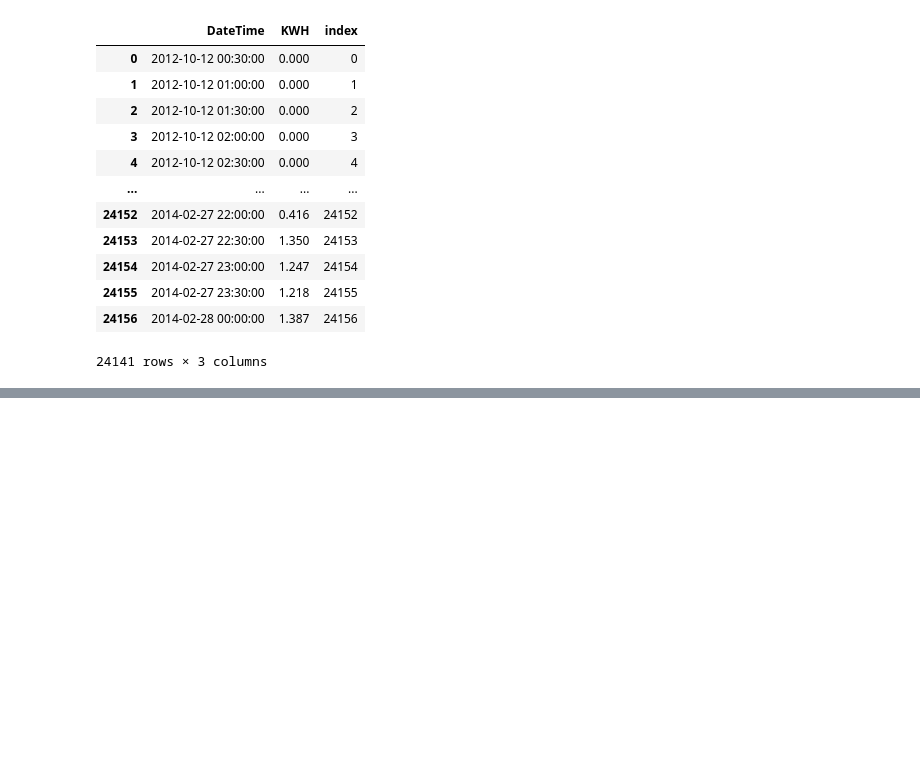
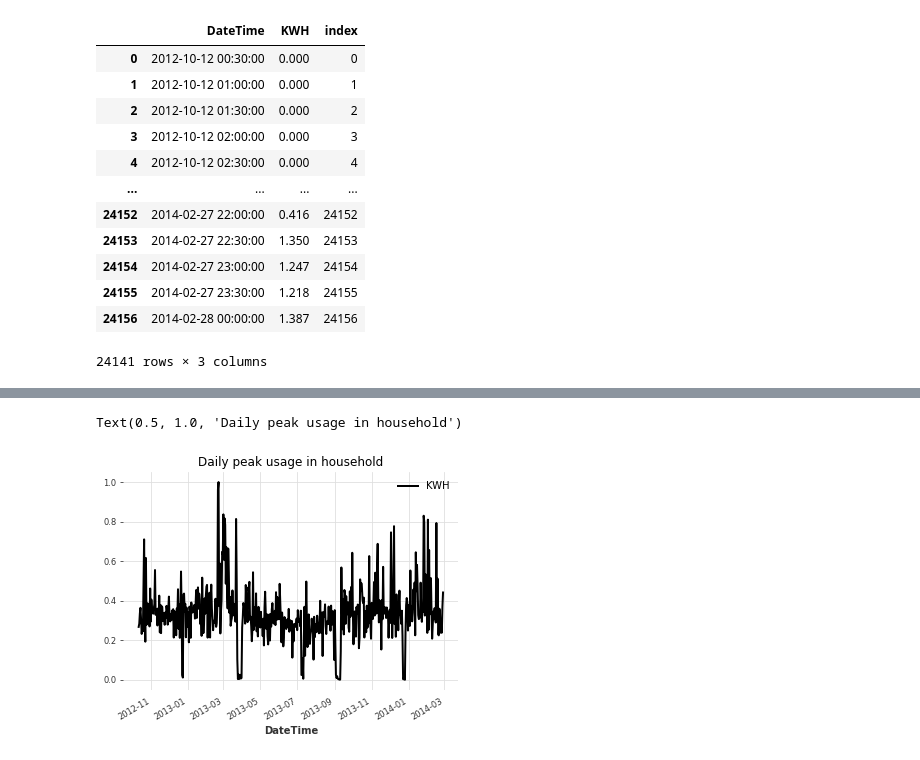
Before and after one commit to timmermansjoy/Energy-Research, a Jupyter notebook: notebooks/darts/darts.ipynb, the cells around one changed output, grey strips where cells are left out. Cells and saved outputs as stored; diff of their text form; code cells hidden in the pictures; blank space fills up the shorter version.

```diff
--- a/notebooks/darts/darts.ipynb
+++ b/notebooks/darts/darts.ipynb
@@ -60 +61,15 @@ Name: DateTime, dtype: timedelta64[ns]
+# %%
+df_max = df.groupby(df["DateTime"].astype(str).str.split(" ").str[0]).max()
+filler = MissingValuesFiller()
+scaler = Scaler()
+series = scaler.fit_transform(
+    filler.transform(
+        TimeSeries.from_dataframe(df_max, "DateTime", ["KWH"])
+    )
+).astype(np.float32)
+series.plot()
+plt.title("Daily peak usage in household")
+# %% [output]
+Text(0.5, 1.0, 'Daily peak usage in household')
+[figure, added]
 # %%
```
Also changed, not shown: parts of 17 cells of this notebook, 6 other files.
